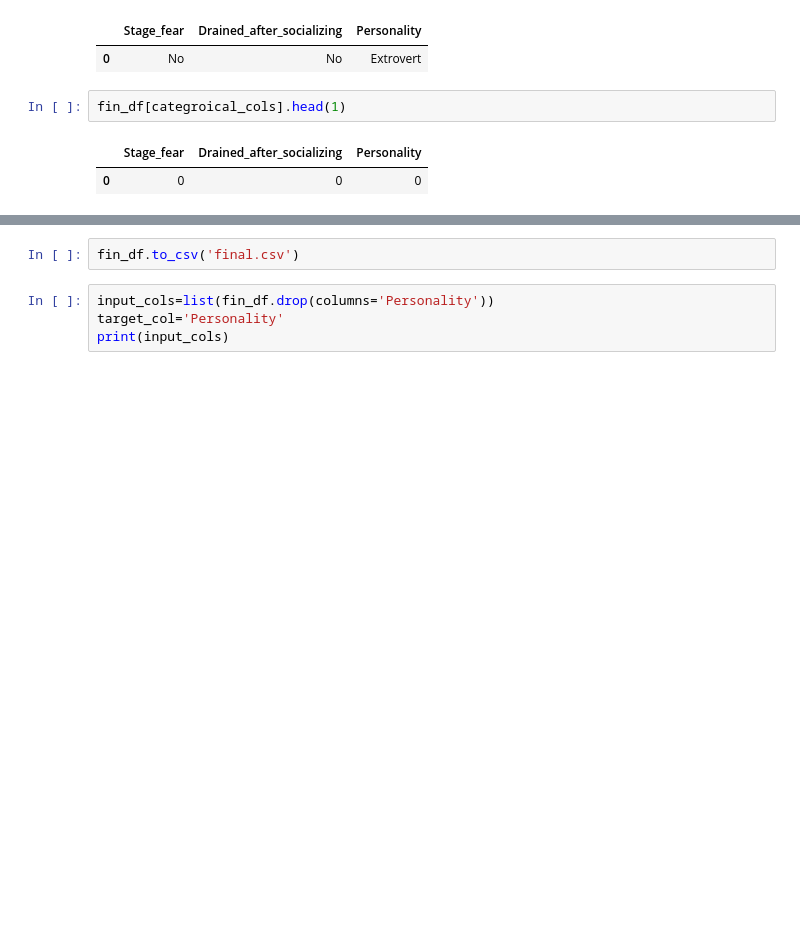
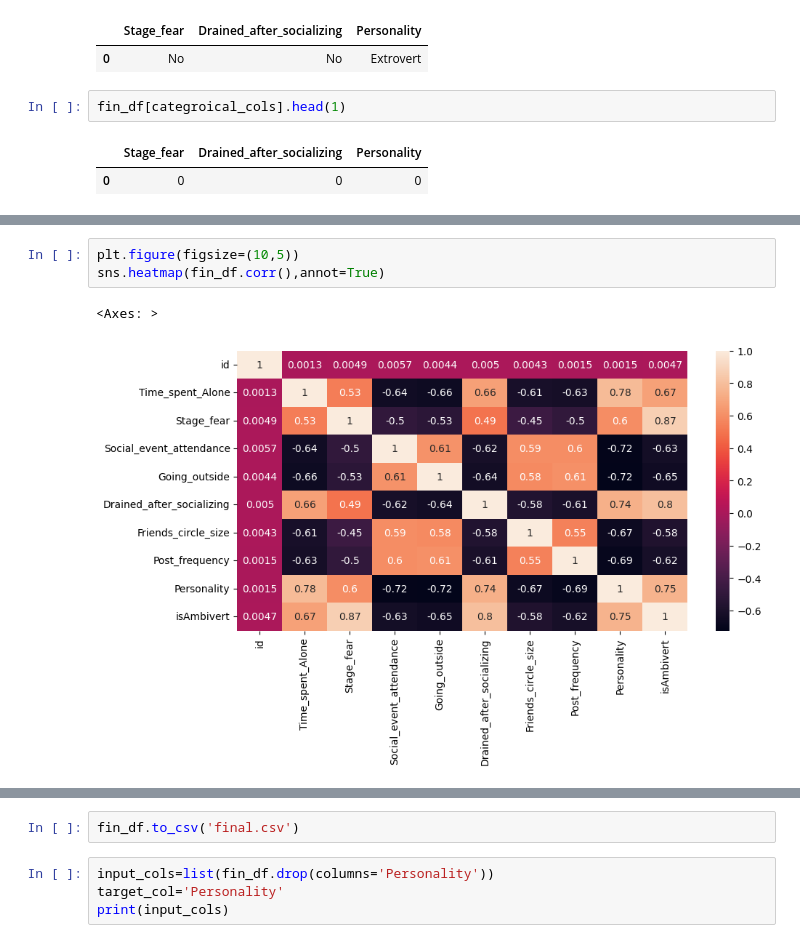
Before and after one commit to rakesh012-design/kaggle-Introvert-Extrovert_Prediction, a Jupyter notebook: notebook.ipynb, the cells around one changed output, grey strips where cells are left out. Saved outputs shown, nothing was run; the diff lists cells and outputs as text; blank space fills up the shorter version.

```diff
--- a/notebook.ipynb
+++ b/notebook.ipynb
@@ -196,0 +232,6 @@ fin_df[categroical_cols].head(1)
+# %%
+plt.figure(figsize=(10,5))
+sns.heatmap(fin_df.corr(),annot=True)
+# %% [output]
+<Axes: >
+[figure, added]
```
Also changed, not shown: parts of 23 cells of this notebook, 1 other file.
